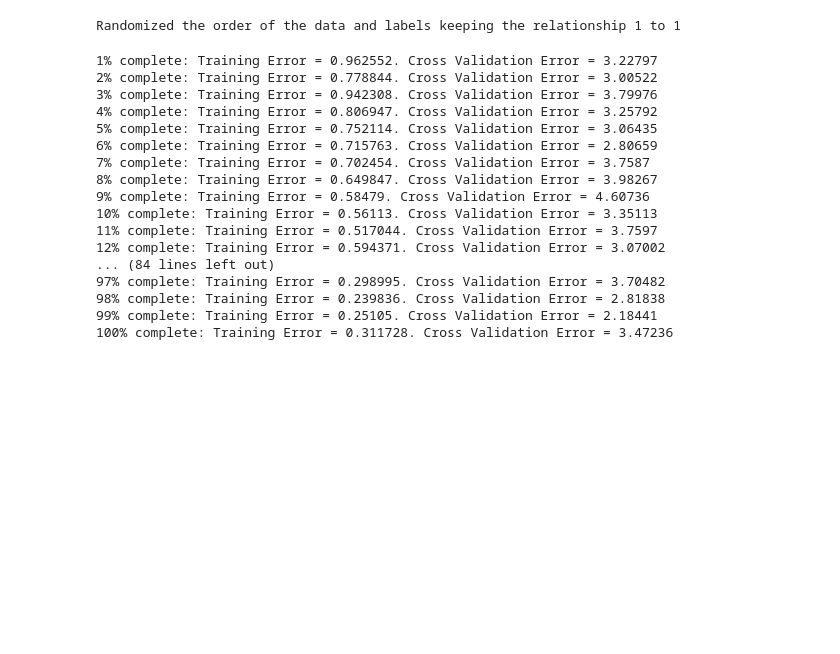
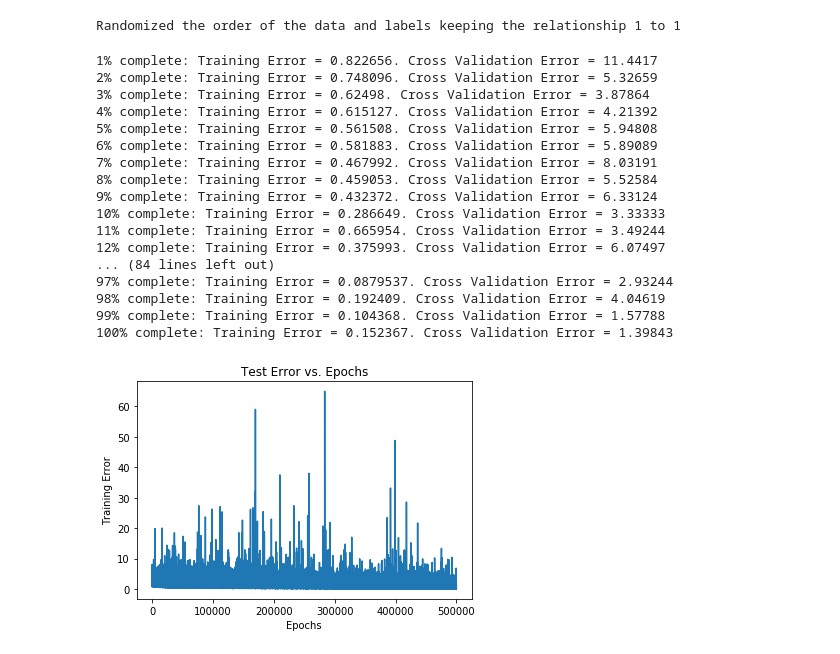
Before and after one commit to akiraaida/csci4050u, a Jupyter notebook: assignments/assign3/assign3.ipynb, the cells around one changed output. Saved outputs shown, nothing was run; the diff lists cells and outputs as text; code cells hidden in the pictures; blank space fills up the shorter version.

Commit message:
Test results for CNN
- CNN results don't look great

```diff
--- a/assignments/assign3/assign3.ipynb
+++ b/assignments/assign3/assign3.ipynb
@@ -148,54 +138,61 @@ tf.reset_default_graph()
 
 NUM_SAMPLES = 144
 NUM_CLASSIFICATIONS = NUM_LABELS
-FIRST_LAYER_OUTPUT = 100
+DENSE_LAYER = 256
 RATE = 0.01
-BATCH_SIZE = 200
+BATCH_SIZE = 100
 EPOCHS = 5000
 ITERATIONS_PER_EPOCH = 100
 
-# Shape = (N x 128)
 x = tf.placeholder(tf.float32, (None, NUM_SAMPLES))
-# Shape = (N x 2)
 ref = tf.placeholder(tf.float32, (None, NUM_CLASSIFICATIONS))
-# Calculate the logits
-logits1 = tf.layers.dense(inputs=x, units=FIRST_LAYER_OUTPUT, activation=tf.nn.relu, name="L1")
+logits1 = tf.layers.dense(inputs=x, units=DENSE_LAYER, activation=tf.nn.relu, name="L1")
 logits2 = tf.layers.dense(inputs=logits1, units=NUM_CLASSIFICATIONS, activation=None, name="L2")
-
-# The mean cross entropy as the cost function
 cost = tf.reduce_mean(tf.nn.softmax_cross_entropy_with_logits(logits=logits2, labels=ref))
 
-# Initialize the tensorflow session
 optimizer = tf.train.GradientDescentOptimizer(RATE).minimize(cost)
 s = tf.Session()
 s.run(tf.global_variables_initializer())
 
-# Do the training
 count = 0
+trainingErrors = []
+crossErrors = []
 for _ in range(EPOCHS):
     inputData, correctAns = getBatch(dataTraining, trainingLabels, BATCH_SIZE)
     crossData, crossAns = getBatch(dataTraining, trainingLabels, BATCH_SIZE)
     for _ in range(ITERATIONS_PER_EPOCH):
         err, _ = s.run((cost, optimizer), feed_dict={x: inputData, ref: correctAns})
+        crossErr = s.run((cost), feed_dict={x: crossData, ref: crossAns})
+        trainingErrors.append(err)
+        crossErrors.append(crossErr)
         count += 1
         if (count % ((EPOCHS * ITERATIONS_PER_EPOCH) / 100)) == 0:
-            crossErr = s.run((cost), feed_dict={x: crossData, ref: crossAns})
             print(str(int(((count / (EPOCHS * ITERATIONS_PER_EPOCH)) * 100) + 0.5)) + "% complete: Training Error = " + str(err) + ". Cross Validation Error = " + str(crossErr))
 # %% [output]
-1% complete: Training Error = 0.962552. Cross Validation Error = 3.22797
-2% complete: Training Error = 0.778844. Cross Validation Error = 3.00522
-3% complete: Training Error = 0.942308. Cross Validation Error = 3.79976
-4% complete: Training Error = 0.806947. Cross Validation Error = 3.25792
-5% complete: Training Error = 0.752114. Cross Validation Error = 3.06435
-6% complete: Training Error = 0.715763. Cross Validation Error = 2.80659
-7% complete: Training Error = 0.702454. Cross Validation Error = 3.7587
-8% complete: Training Error = 0.649847. Cross Validation Error = 3.98267
-9% complete: Training Error = 0.58479. Cross Validation Error = 4.60736
-10% complete: Training Error = 0.56113. Cross Validation Error = 3.35113
-11% complete: Training Error = 0.517044. Cross Validation Error = 3.7597
-12% complete: Training Error = 0.594371. Cross Validation Error = 3.07002
+1% complete: Training Error = 0.822656. Cross Validation Error = 11.4417
+2% complete: Training Error = 0.748096. Cross Validation Error = 5.32659
+3% complete: Training Error = 0.62498. Cross Validation Error = 3.87864
+4% complete: Training Error = 0.615127. Cross Validation Error = 4.21392
+5% complete: Training Error = 0.561508. Cross Validation Error = 5.94808
+6% complete: Training Error = 0.581883. Cross Validation Error = 5.89089
+7% complete: Training Error = 0.467992. Cross Validation Error = 8.03191
+8% complete: Training Error = 0.459053. Cross Validation Error = 5.52584
+9% complete: Training Error = 0.432372. Cross Validation Error = 6.33124
+10% complete: Training Error = 0.286649. Cross Validation Error = 3.33333
+11% complete: Training Error = 0.665954. Cross Validation Error = 3.49244
+12% complete: Training Error = 0.375993. Cross Validation Error = 6.07497
 ... (84 lines left out)
-97% complete: Training Error = 0.298995. Cross Validation Error = 3.70482
-98% complete: Training Error = 0.239836. Cross Validation Error = 2.81838
-99% complete: Training Error = 0.25105. Cross Validation Error = 2.18441
-100% complete: Training Error = 0.311728. Cross Validation Error = 3.47236
+97% complete: Training Error = 0.0879537. Cross Validation Error = 2.93244
+98% complete: Training Error = 0.192409. Cross Validation Error = 4.04619
+99% complete: Training Error = 0.104368. Cross Validation Error = 1.57788
+100% complete: Training Error = 0.152367. Cross Validation Error = 1.39843
+# %%
+epochs = np.linspace(0, len(trainingErrors), len(trainingErrors))
+
+plt.plot(epochs, trainingErrors)
+plt.ylabel('Training Error')
+plt.xlabel('Epochs')
+plt.title('Test Error vs. Epochs')
+plt.show()
+# %% [output]
+[figure, added]
```
Also changed, not shown: parts of 10 cells of this notebook.
